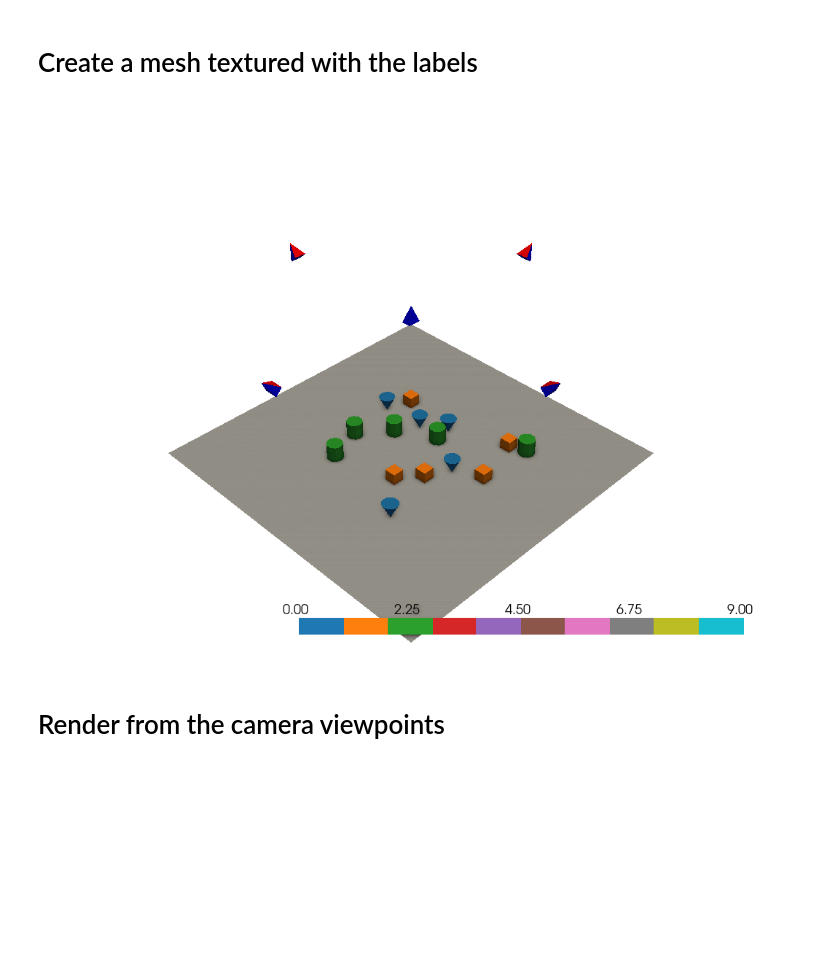
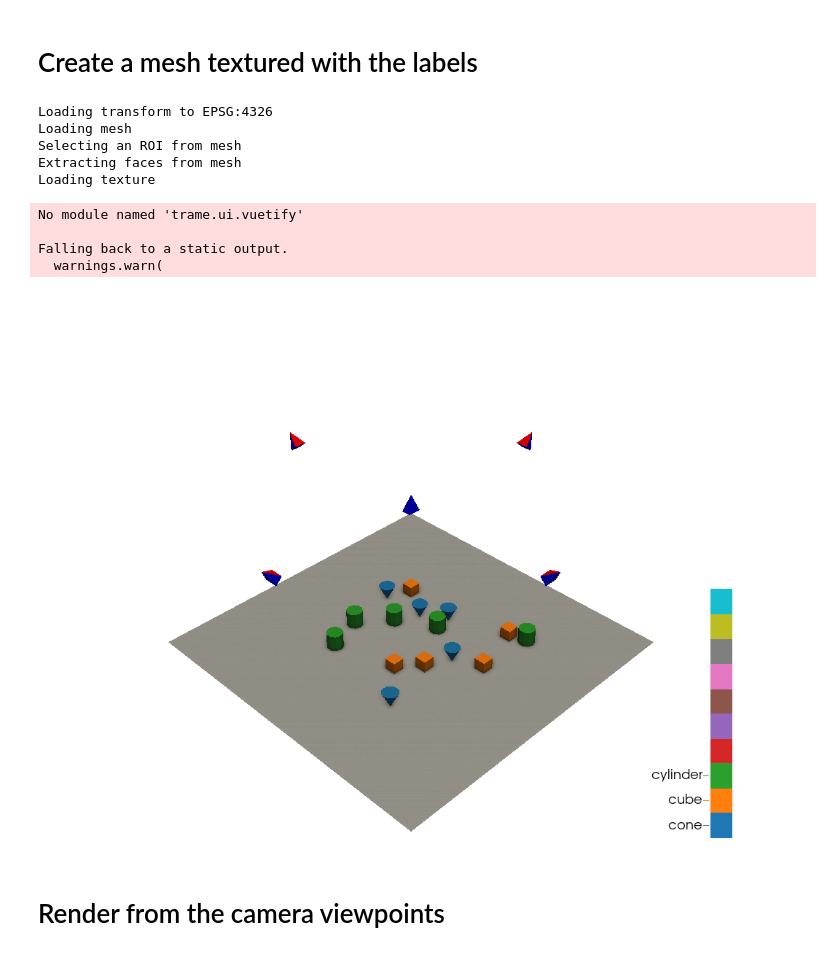
Before and after one commit to open-forest-observatory/geograypher, a Jupyter notebook: examples/concept_figure.ipynb, the cells around one changed output. Saved outputs shown, nothing was run; the diff lists cells and outputs as text; code cells hidden in the pictures; blank space fills up the shorter version.

Commit message:
Add explicit IDs_to_labels and update concept figure

```diff
--- a/examples/concept_figure.ipynb
+++ b/examples/concept_figure.ipynb
@@ -169,15 +177,24 @@ realistic_mesh.vis(
 # Create a mesh textured with the labels
 # %%
 labeled_mesh = TexturedPhotogrammetryMesh(
-    mesh, texture=IDs_per_face, texture_column_name="name"
+    mesh, texture=IDs_per_face, IDs_to_labels={0: "cone", 1: "cube", 2: "cylinder"}
 )
 labeled_mesh.vis(
     force_xvfb=True,
     camera_set=camera_set,
     screenshot_filename=Path(FIGURES_SAVE_FOLDER, "labeled_scene.png"),
 )
 # %% [output]
+Loading transform to EPSG:4326
+Loading mesh
+Selecting an ROI from mesh
+Extracting faces from mesh
+Loading texture
+No module named 'trame.ui.vuetify'
+
+Falling back to a static output.
+  warnings.warn(
-[figure, old version]
+[figure, new version]
 # %% [markdown]
 # Render from the camera viewpoints
 # %%
```
Also changed, not shown: parts of 7 cells of this notebook, 1 other file.
